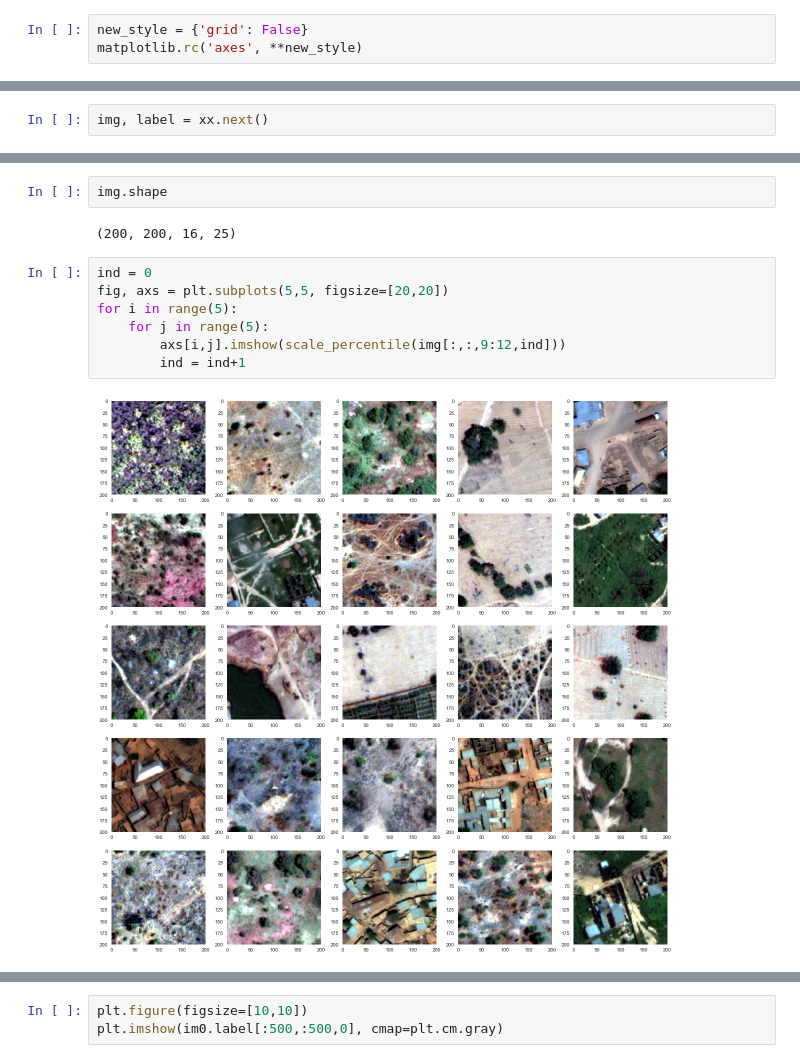
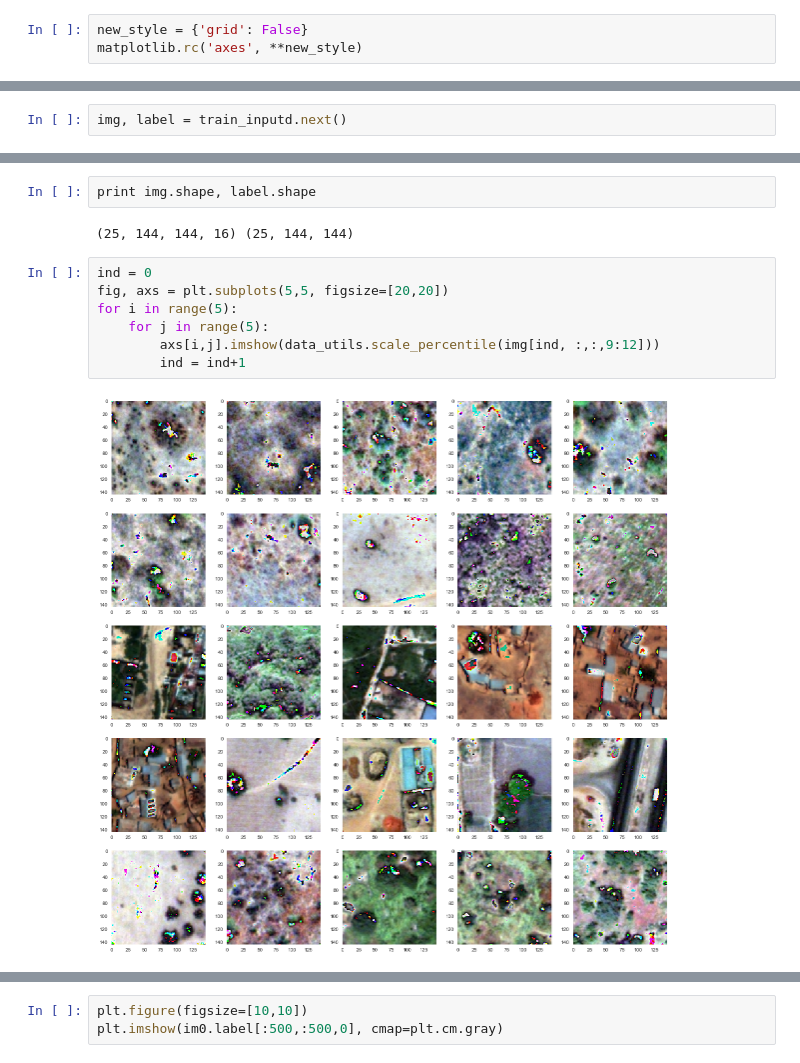
Before and after one commit to rogerxujiang/dstl_unet, a Jupyter notebook: visualization.ipynb, the cells around one changed output, grey strips where cells are left out. Saved outputs shown, nothing was run; the diff lists cells and outputs as text.

Commit message:
update visualization

```diff
--- a/visualization.ipynb
+++ b/visualization.ipynb
@@ -36,3 +20,3 @@ matplotlib.rc('axes', **new_style)
 # %%
-img, label = xx.next()
+img, label = train_inputd.next()
 # %% [output]
@@ -56,16 +47,16 @@ y_base for No. 504 image
-# %%
-img.shape
-# %% [output]
-(200, 200, 16, 25)
+# %%
+print img.shape, label.shape
+# %% [output]
+(25, 144, 144, 16) (25, 144, 144)
 # %%
 ind = 0
 fig, axs = plt.subplots(5,5, figsize=[20,20])
 for i in range(5):
     for j in range(5):
-        axs[i,j].imshow(scale_percentile(img[:,:,9:12,ind]))
+        axs[i,j].imshow(data_utils.scale_percentile(img[ind, :,:,9:12]))
         ind = ind+1
 # %% [output]
-[figure, old version]
+[figure, new version]
 # %%
 ind = 0
 fig, axs = plt.subplots(5,5, figsize=[20,20])
```
Also changed, not shown: parts of 20 cells of this notebook, 1 other file.
